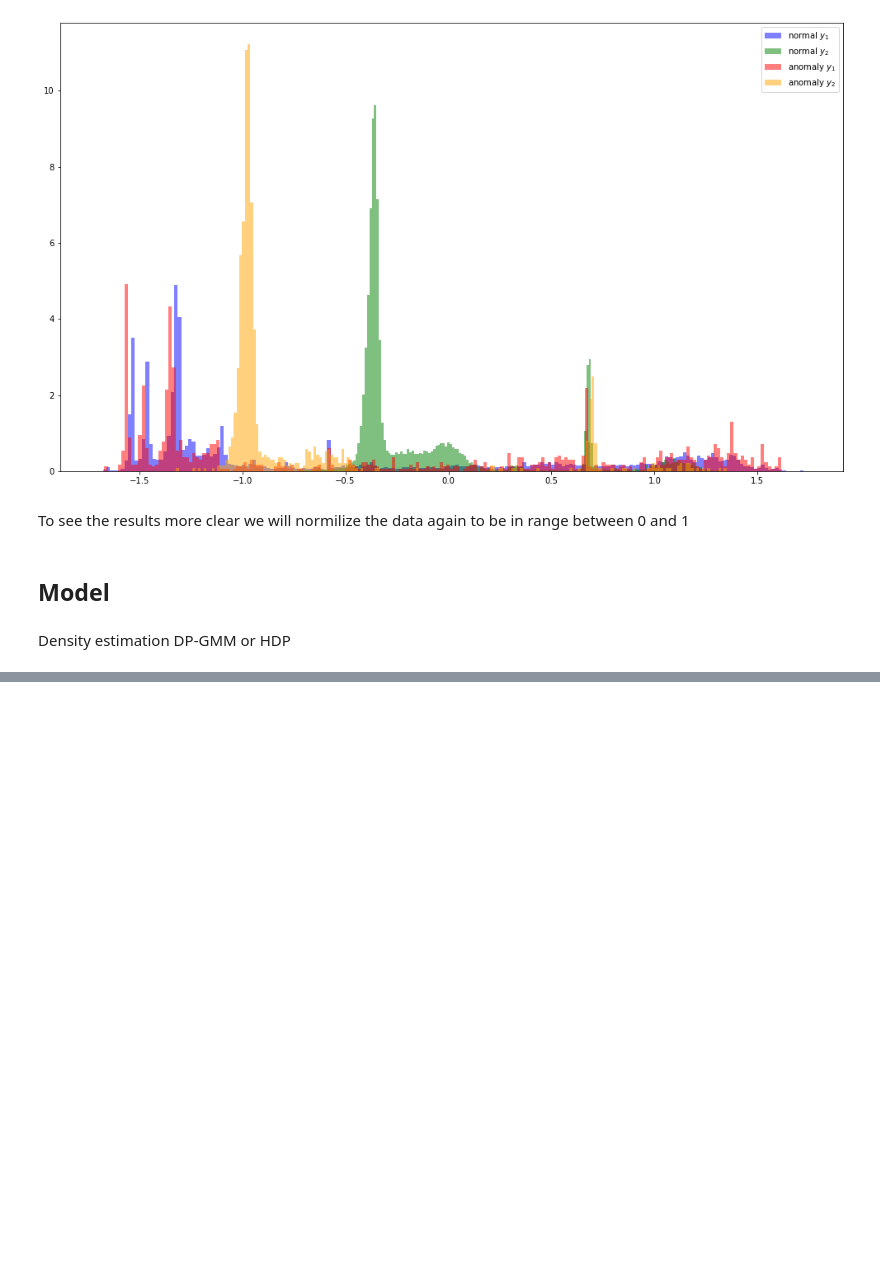
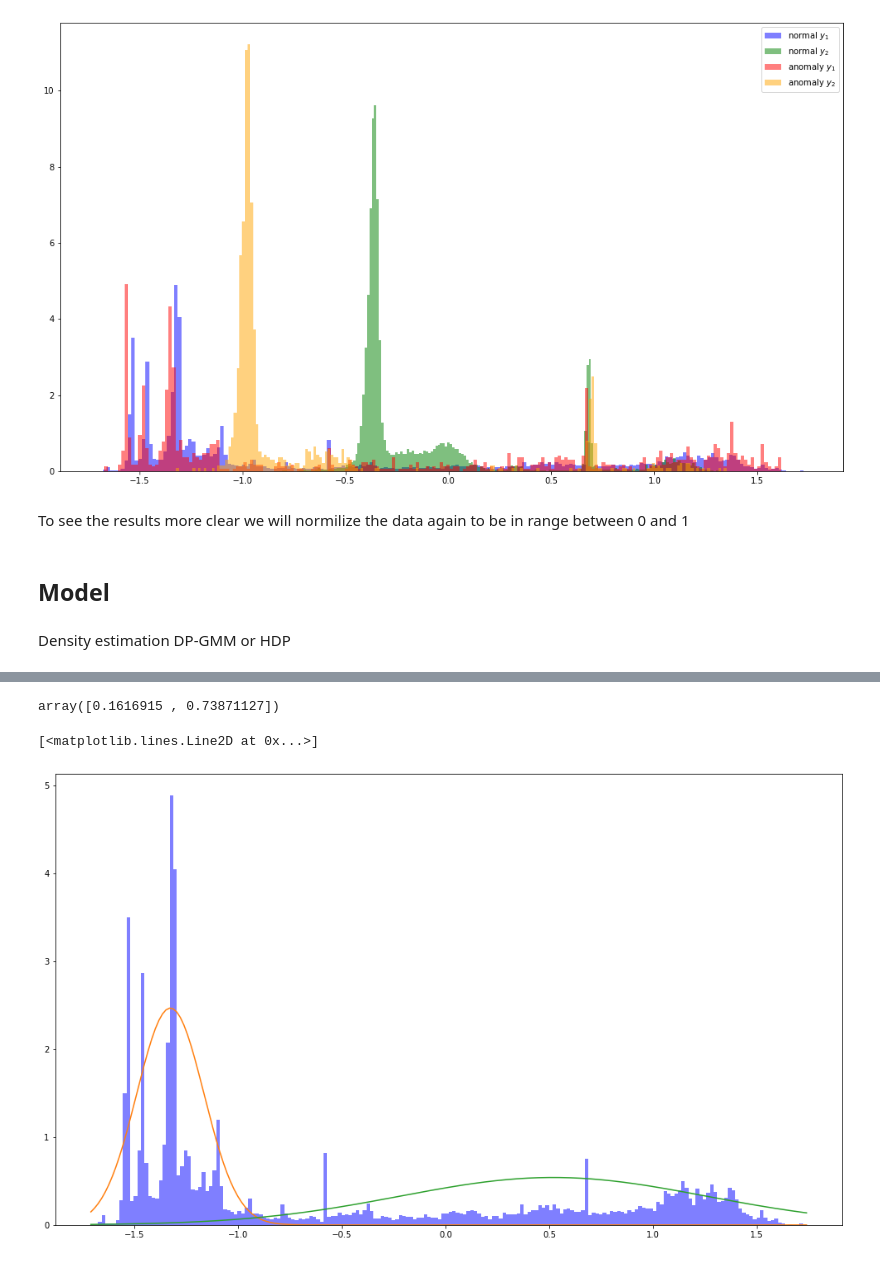
Before and after one commit to ivinokuri/generative-model, a Jupyter notebook: py/model/autoencoder/ProbabilisticModelExperiments.ipynb, the cells around one changed output, grey strips where cells are left out. Cells and saved outputs as stored; diff of their text form; code cells hidden in the pictures; blank space fills up the shorter version.

```diff
--- a/py/model/autoencoder/ProbabilisticModelExperiments.ipynb
+++ b/py/model/autoencoder/ProbabilisticModelExperiments.ipynb
@@ -405,0 +387,21 @@ Iteration: 8000 / 10000 [ 80%]  (Sampling)
+# %%
+mu = fit['mu']
+sigma = fit['sigma']
+# %% [output]
+array([0.1616915 , 0.73871127])
+# %%
+from scipy.stats import norm
+
+mn = np.mean(mu, axis=0)
+sg = np.mean(sigma, axis=0)
+
+y_1 = norm(mn[0], sg[0])
+
+fig, axs = plt.subplots(1, figsize=(17, 10))
+n, bins, patches = axs.hist(list(normal_pca_data[:, 0]), 200, facecolor='b', alpha=0.5, density=True, stacked=True, label="normal $y_1$")
+plt.plot(bins, y_1.pdf(bins))
+y_2 = norm(mn[1], sg[1])
+plt.plot(bins, y_2.pdf(bins))
+# %% [output]
+[<matplotlib.lines.Line2D at 0x...>]
+[figure, added]
```
Also changed, not shown: parts of 2 cells of this notebook.
